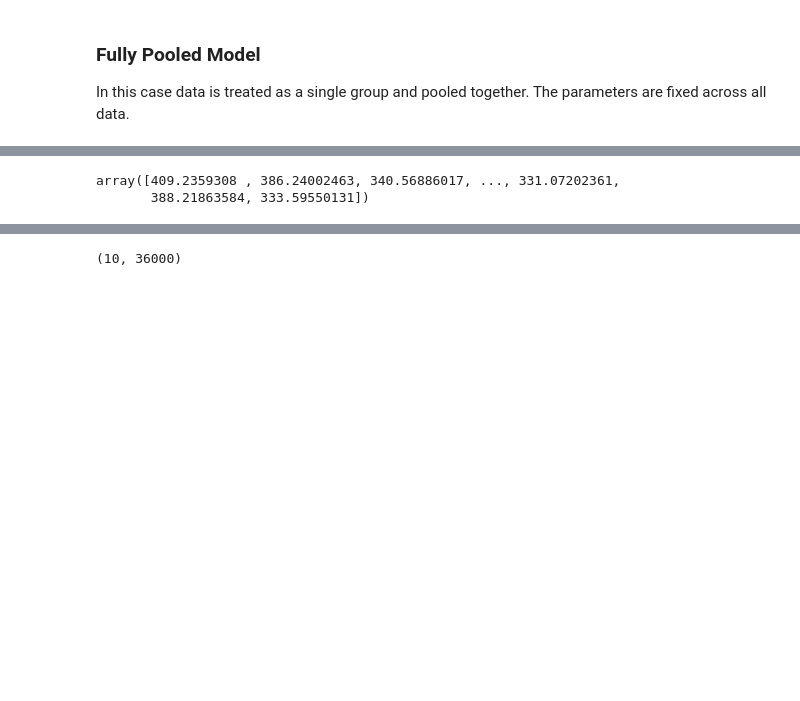
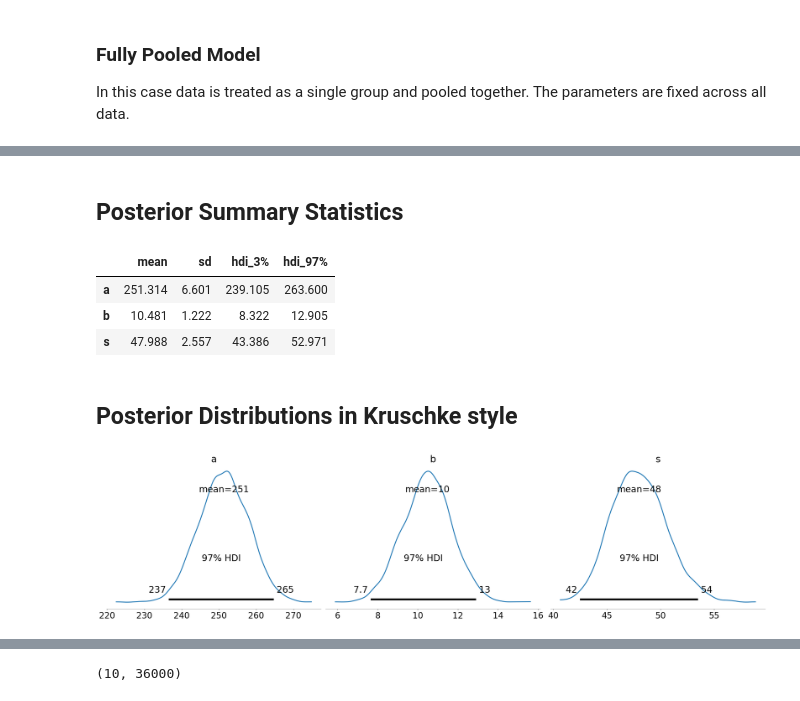
Before and after one commit to evdoxiataka/thesis_examples, a Jupyter notebook: driver_reaction_time.ipynb, the cells around one changed output, grey strips where cells are left out. Saved outputs shown, nothing was run; the diff lists cells and outputs as text; code cells hidden in the pictures; blank space fills up the shorter version.

Commit message:
adds code for figures in Chapter 1

```diff
--- a/driver_reaction_time.ipynb
+++ b/driver_reaction_time.ipynb
@@ -5,6 +5,8 @@ import arviz as az
 from arviz_json import get_dag, arviz_to_json
 from sklearn.linear_model import LinearRegression
 import numpy as np
+import matplotlib.pyplot as plt
+plt.rcParams.update({'font.size': 18})
 
 ## constants
 samples=2000
@@ -80,11 +82,11 @@ with fullyPooled_model:
     ## priors
     a = pm.Normal("a", mu = 100, sd = 250)
     b = pm.Normal("b", mu = 10, sd = 250)
-    sigma = pm.HalfNormal("sigma", sd = 200)
+    s = pm.HalfNormal("s", sd = 200)
     ## likelihood
-    y_pred = pm.Normal('y_pred',
+    rt = pm.Normal('rt',
                        mu = a + b*reactions.Days,
-                       sd = sigma,
+                       sd = s,
                        observed = reactions.Reaction)
 
     ## INFERENCE
@@ -121,5 +124,17 @@ NameError: name 'pymc_dag' is not defined
-# %%
-posterior_predictive['y_pred'][:,9]
-# %% [output]
-array([409.2359308 , 386.24002463, 340.56886017, ..., 331.07202361,
-       388.21863584, 333.59550131])
+# %% [markdown]
+## Posterior Summary Statistics
+# %%
+az.summary(trace,kind='stats')
+# %% [output]
+|  | mean | sd | hdi_3% | hdi_97% |
+| a | 251.314 | 6.601 | 239.105 | 263.600 |
+| b | 10.481 | 1.222 | 8.322 | 12.905 |
+| s | 47.988 | 2.557 | 43.386 | 52.971 |
+# %% [markdown]
+## Posterior Distributions in Kruschke style
+# %%
+ax = az.plot_posterior(trace,hdi_prob=0.97,textsize=20)
+fig = ax.ravel()[0].figure
+fig.savefig('reaction_posterior_arviz.pdf', dpi=300, bbox_inches="tight", transparent=True)
+# %% [output]
+[figure, added]
```
Also changed, not shown: parts of 4 cells of this notebook.
